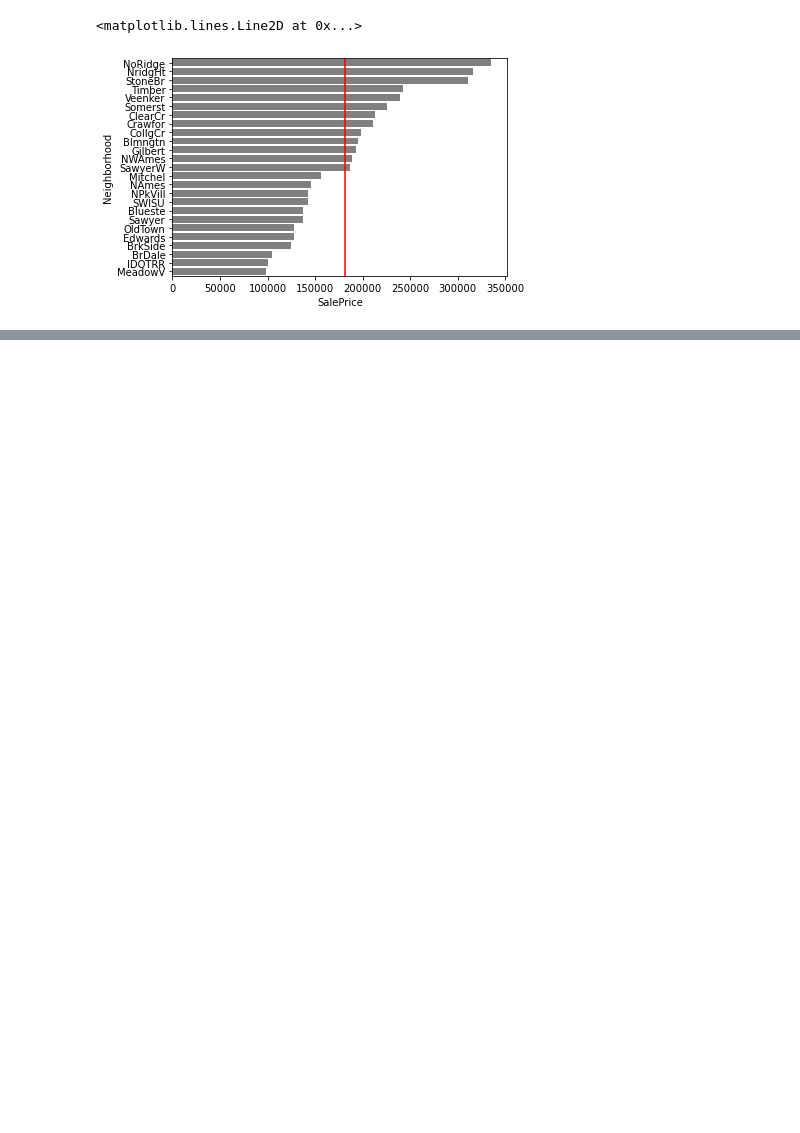
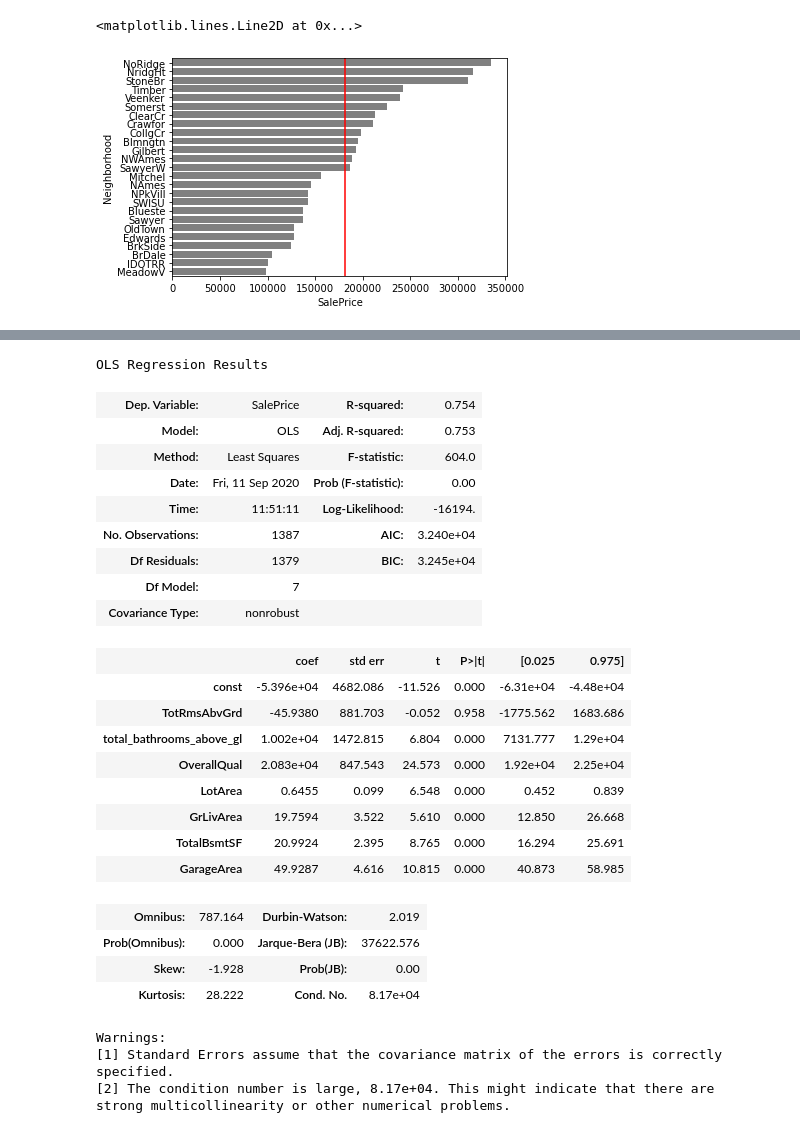
Before and after one commit to Brunadiasmiguel/Housing_Statistical_Analysis, a Jupyter notebook: stats.ipynb, the cells around one changed output, grey strips where cells are left out. Drawn from its saved outputs; the diff is of its cells as text; code cells hidden in the pictures; blank space fills up the shorter version.

```diff
--- a/stats.ipynb
+++ b/stats.ipynb
@@ -571,0 +593,14 @@ Warnings:
+# %%
+# checking the overall quality score influence
+
+outhood7=outhood.copy()
+
+outhood7 = sm.add_constant(outhood7)
+y7 = outhood7["SalePrice"]
+X7 = outhood7[["const", "OverallQual"]]
+
+reg7 = sm.OLS(y7, X7).fit()
+
+reg7.summary()
+
+#might be significant. adding it to potential model
@@ -571,0 +627,14 @@ Warnings:
+# %%
+# checking the overall quality score on the area model
+
+outhood8=outhood.copy()
+
+outhood8 = sm.add_constant(outhood8)
+y8 = outhood8["SalePrice"]
+X8 = outhood8[["const","OverallQual","LotArea","GrLivArea","TotalBsmtSF","GarageArea"]]
+
+reg8 = sm.OLS(y8, X8).fit()
+
+reg8.summary()
+
+#GOOD! acceptable model
@@ -571,0 +667,42 @@ Warnings:
+# %%
+#finally, also wanted to check the number of rooms influence. looking at rooms and bathrooms above ground level
+
+outhood9=outhood.copy()
+
+outhood9 = sm.add_constant(outhood9)
+y9 = outhood9["SalePrice"]
+X9 = outhood9[["const","TotRmsAbvGrd","total_bathrooms_above_gl","OverallQual","LotArea","GrLivArea","TotalBsmtSF","GarageArea"]]
+
+reg9 = sm.OLS(y9, X9).fit()
+
+reg9.summary()
+
+#BEST MODEL SO FAR
+# %% [output]
+OLS Regression Results
+| Dep. Variable: | SalePrice | R-squared: | 0.754 |
+| Model: | OLS | Adj. R-squared: | 0.753 |
+| Method: | Least Squares | F-statistic: | 604.0 |
+| Date: | Fri, 11 Sep 2020 | Prob (F-statistic): | 0.00 |
+| Time: | 11:51:11 | Log-Likelihood: | -16194. |
+| No. Observations: | 1387 | AIC: | 3.240e+04 |
+| Df Residuals: | 1379 | BIC: | 3.245e+04 |
+| Df Model: | 7 |  |  |
+| Covariance Type: | nonrobust |  |  |
+|  | coef | std err | t | P>|t| | [0.025 | 0.975] |
+| const | -5.396e+04 | 4682.086 | -11.526 | 0.000 | -6.31e+04 | -4.48e+04 |
+| TotRmsAbvGrd | -45.9380 | 881.703 | -0.052 | 0.958 | -1775.562 | 1683.686 |
+| total_bathrooms_above_gl | 1.002e+04 | 1472.815 | 6.804 | 0.000 | 7131.777 | 1.29e+04 |
+| OverallQual | 2.083e+04 | 847.543 | 24.573 | 0.000 | 1.92e+04 | 2.25e+04 |
+| LotArea | 0.6455 | 0.099 | 6.548 | 0.000 | 0.452 | 0.839 |
+| GrLivArea | 19.7594 | 3.522 | 5.610 | 0.000 | 12.850 | 26.668 |
+| TotalBsmtSF | 20.9924 | 2.395 | 8.765 | 0.000 | 16.294 | 25.691 |
+| GarageArea | 49.9287 | 4.616 | 10.815 | 0.000 | 40.873 | 58.985 |
+| Omnibus: | 787.164 | Durbin-Watson: | 2.019 |
+| Prob(Omnibus): | 0.000 | Jarque-Bera (JB): | 37622.576 |
+| Skew: | -1.928 | Prob(JB): | 0.00 |
+| Kurtosis: | 28.222 | Cond. No. | 8.17e+04 |
+Warnings:
+[1] Standard Errors assume that the covariance matrix of the errors is correctly specified.
+[2] The condition number is large, 8.17e+04. This might indicate that there are
+strong multicollinearity or other numerical problems.
```
Also changed, not shown: parts of 48 cells of this notebook.
